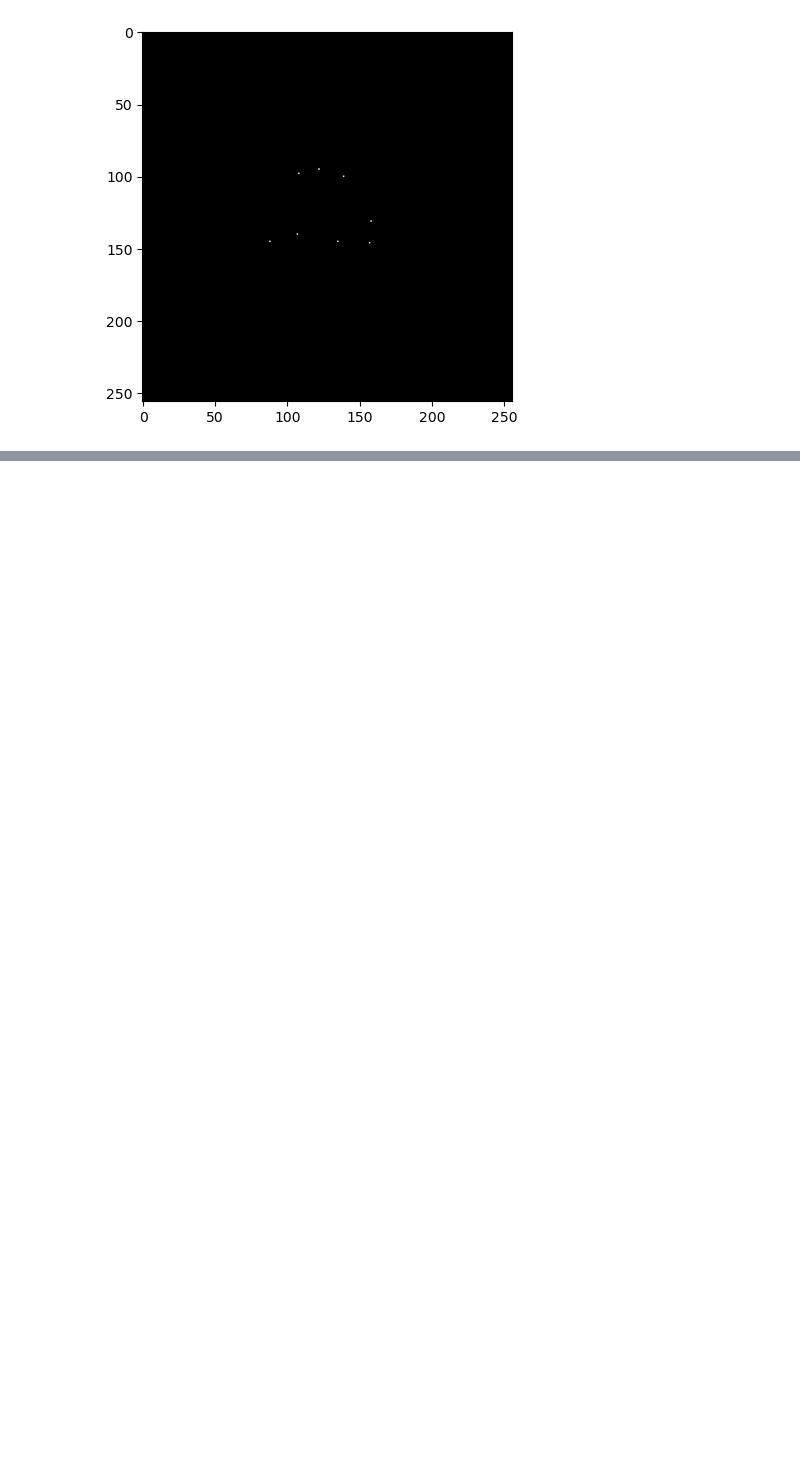
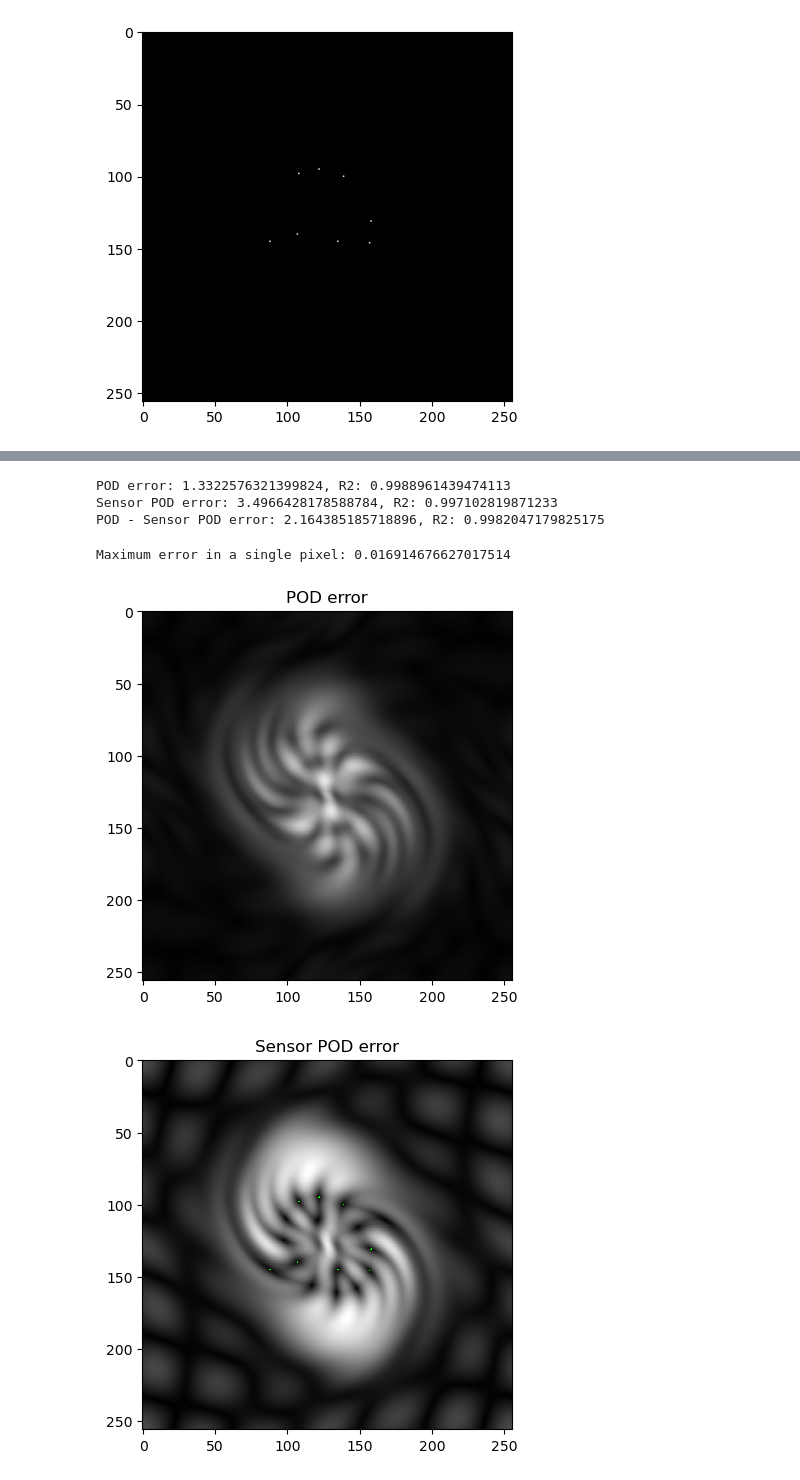
Before and after one commit to KristofferSkare/SpecialicationProject, a Jupyter notebook: Vortex merger/Sensor_Placement.ipynb, the cells around one changed output, grey strips where cells are left out. Saved outputs shown, nothing was run; the diff lists cells and outputs as text; code cells hidden in the pictures; blank space fills up the shorter version.

```diff
--- a/Vortex merger/Sensor_Placement.ipynb
+++ b/Vortex merger/Sensor_Placement.ipynb
@@ -149,0 +162,45 @@ plt.show()
+# %%
+## Total error over all samples:
+N = u_vec.shape[1]
+
+A = theta_inv @ C @ u_vec
+u_vec_sens_rec = PODrec(A.T,Phi_vec)
+
+u_vec_pod_rec = PODrec(PODproj(u_vec, Phi_vec),Phi_vec)
+
+sum_error_pod = np.sum(np.linalg.norm(u_vec_pod_rec - u_vec, axis=0)**2)
+sum_error_sens = np.sum(np.linalg.norm(u_vec_sens_rec - u_vec, axis=0)**2)
+sum_error_pod_sens = np.sum(np.linalg.norm(u_vec_sens_rec - u_vec_pod_rec, axis=0)**2)
+
+total_sum_of_squares = np.sum(np.linalg.norm(u_vec -np.mean(u_vec, axis=0), axis=0)**2)
+total_sum_of_sqares_pod = np.sum(np.linalg.norm(u_vec_pod_rec -np.mean(u_vec_pod_rec, axis=0), axis=0)**2)
+
+print("POD error: " + str(sum_error_pod/N) + ", R2: " + str(1 - sum_error_pod/total_sum_of_squares))
+print("Sensor POD error: " + str(sum_error_sens/N)+ ", R2: " + str(1 -sum_error_sens/total_sum_of_squares))
+print("POD - Sensor POD error: " + str(sum_error_pod_sens/N)+ ", R2: " + str(1 - sum_error_pod_sens/total_sum_of_sqares_pod))
+# %% [output]
+POD error: 1.3322576321399824, R2: 0.9988961439474113
+Sensor POD error: 3.4966428178588784, R2: 0.997102819871233
+POD - Sensor POD error: 2.164385185718896, R2: 0.9982047179825175
+# %%
+# Where in the image is the error:
+
+error_pod = np.mean(np.abs(u_vec_pod_rec - u_vec), axis=1)
+error_sensor = np.mean(np.abs(u_vec_sens_rec - u_vec), axis=1)
+
+max = np.max([np.max(error_pod), np.max(error_sensor)])
+print("Maximum error in a single pixel: " + str(max))
+
+plt.imshow(error_pod.reshape(nx,ny),vmin=0, vmax=max, cmap = 'gray')
+plt.title("POD error")
+plt.show()
+
+
+plt.imshow(error_sensor.reshape(nx,ny),vmin=0, vmax=max , cmap = 'gray')
+plt.imshow(C_mat, cmap =ListedColormap([(0,0,0,0), (0,1,0,1)]), vmin=0, vmax=1)
+plt.title("Sensor POD error")
+plt.show()
+# %% [output]
+Maximum error in a single pixel: 0.016914676627017514
+[figure, added]
+[figure, added]
```
Also changed, not shown: parts of 6 cells of this notebook, 4 other files.
